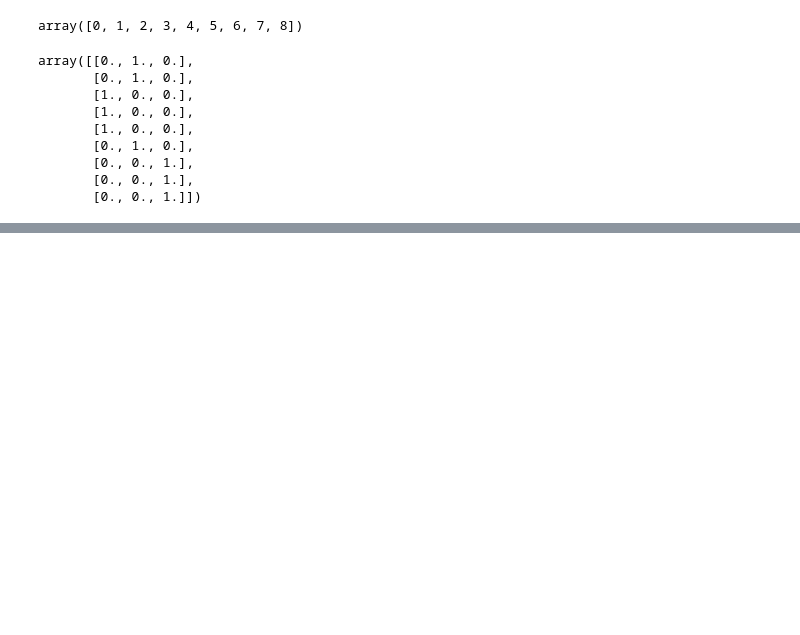
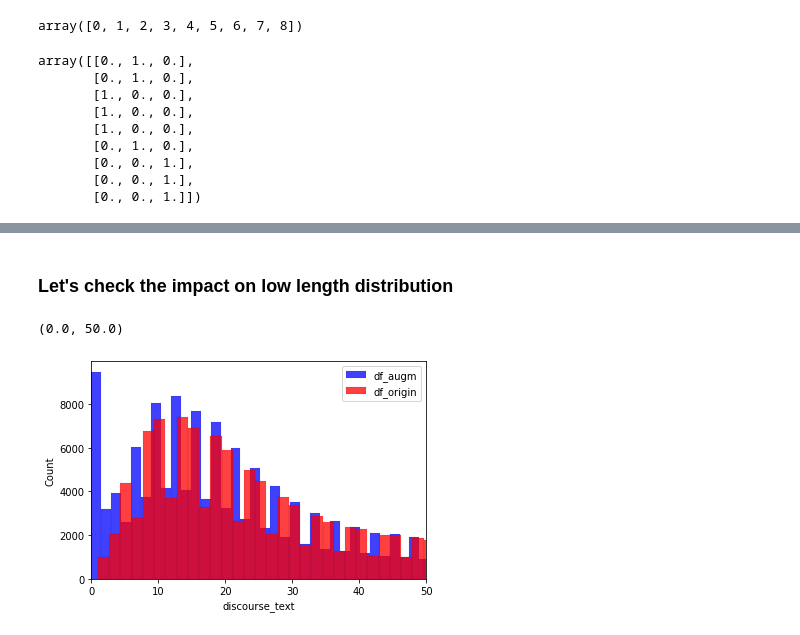
Before and after one commit to arthurcol/feedback_prize, a Jupyter notebook: notebooks/dataset.ipynb, the cells around one changed output, grey strips where cells are left out. Drawn from its saved outputs; the diff is of its cells as text; code cells hidden in the pictures; blank space fills up the shorter version.

```diff
--- a/notebooks/dataset.ipynb
+++ b/notebooks/dataset.ipynb
@@ -392,0 +470,33 @@ array([[0., 1., 0.],
+# %%
+def gap_filler(df):
+
+    """
+    Returns an augmented dataframe with the missing discourses labelled None, for all the essays.
+    This function makes use of precedent functions working at single essay level.
+    """
+
+    df_augm=df.copy()
+
+    ids = df_augm.id.unique()
+
+    for i in tqdm_notebook(ids):
+        full_text = get_essay(i)
+        df_augm_ = df_augm[df_augm['id']==i].copy()
+        df_augm_ = flag_gaps(df_augm_,return_filtered=True)
+        df_augm_ = row_creator(df_augm_)
+        df_augm_['discourse_text'] = slicer_vectorized(full_text,
+                                                       df_augm_['discourse_start'],
+                                                       df_augm_['discourse_end'])
+        df_augm = df_augm.append(df_augm_)
+
+    df_augm.drop(['next_start','next_predictionstring','gap_flag'],axis=1,inplace=True)
+
+    id_max=df_augm.discourse_id.max()
+    n_none=len(df_augm[df_augm.discourse_id.isna()])
+    new_ids=np.random.choice(np.arange(id_max,id_max+n_none*1000),n_none)
+
+    df_augm.loc[df_augm.discourse_id.isna(),'discourse_id']=new_ids
+
+    return df_augm
+# %%
+df_augm=gap_filler(df)
@@ -392,0 +505,17 @@ array([[0., 1., 0.],
+# %% [markdown]
+### Let's check the impact on low length distribution
+# %%
+import matplotlib.pyplot as plt
+import seaborn as sns
+
+a = df_augm['discourse_text'].apply(lambda text : len(text.split()))
+
+b = df['discourse_text'].apply(lambda text : len(text.split()))
+# %%
+sns.histplot(a,color='b',label='df_augm')
+sns.histplot(b,color='r',label='df_origin')
+plt.legend();
+plt.xlim((0,50))
+# %% [output]
+(0.0, 50.0)
+[figure, added]
```
Also changed, not shown: parts of 29 cells of this notebook, 2 other files.
